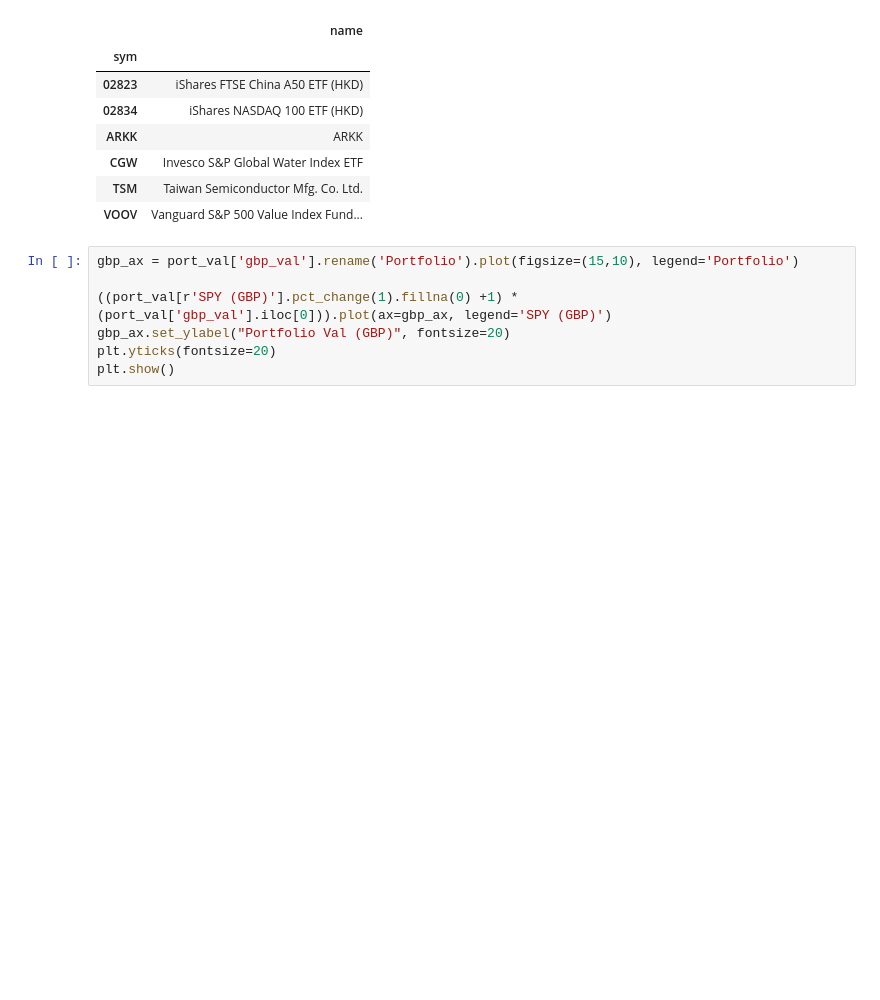
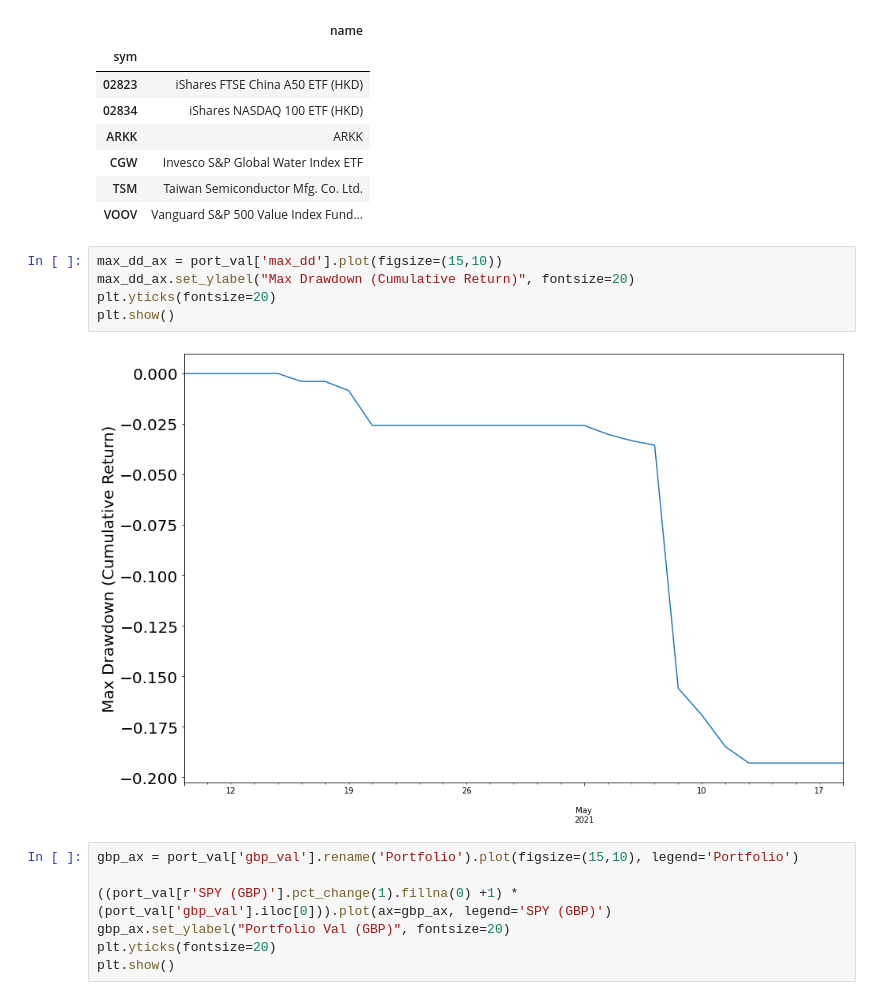
Before and after one commit to kingwongf/etf_port_db, a Jupyter notebook: index.ipynb, the cells around one changed output. Drawn from its saved outputs; the diff is of its cells as text; blank space fills up the shorter version.

```diff
--- a/index.ipynb
+++ b/index.ipynb
@@ -204,6 +204,13 @@ pd.DataFrame.from_dict({'sym':['02823', '02834','ARKK', 'CGW', 'TSM', 'VOOV'],
 | CGW | Invesco S&P Global Water Index ETF |
 | TSM | Taiwan Semiconductor Mfg. Co. Ltd. |
 | VOOV | Vanguard S&P 500 Value Index Fund... |
+# %%
+max_dd_ax = port_val['max_dd'].plot(figsize=(15,10))
+max_dd_ax.set_ylabel("Max Drawdown (Cumulative Return)", fontsize=20)
+plt.yticks(fontsize=20)
+plt.show()
+# %% [output]
+[figure, added]
 # %%
 gbp_ax = port_val['gbp_val'].rename('Portfolio').plot(figsize=(15,10), legend='Portfolio')
 
```
Also changed, not shown: parts of 1 cell of this notebook.
